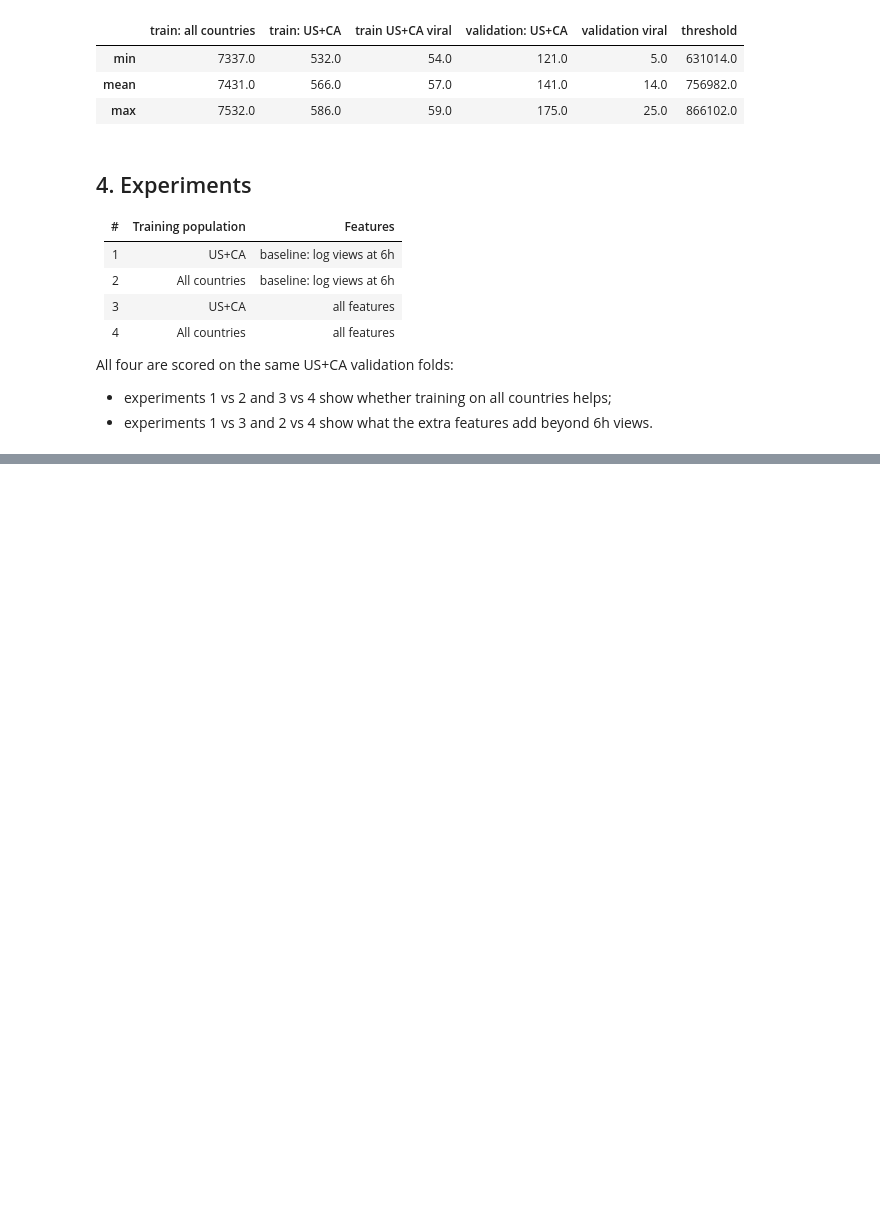
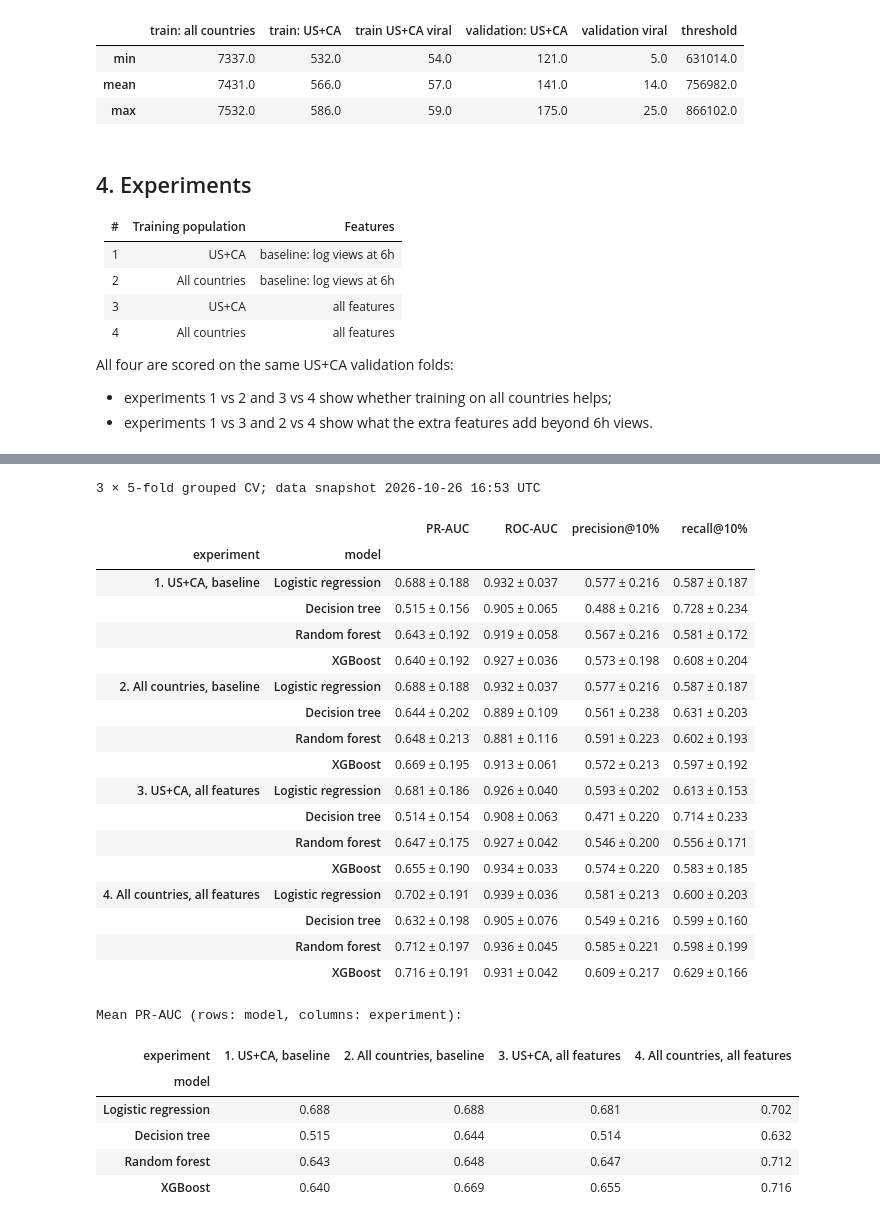
Before and after one commit to Erdos-Projects/fall-2026-viral-videos, a Jupyter notebook: Modelling.ipynb, the cells around one changed output, grey strips where cells are left out. Saved outputs shown, nothing was run; the diff lists cells and outputs as text; code cells hidden in the pictures; blank space fills up the shorter version.

```diff
--- a/Modelling.ipynb
+++ b/Modelling.ipynb
@@ -295,0 +299,12 @@ No models yet: add them to MODELS to run the four experiments.
+# %%
+BASE_MODELS = {
+    "Logistic regression": make_pipeline(
+        SimpleImputer(strategy="median", add_indicator=True), StandardScaler(), LogisticRegression(max_iter=2000)),
+    "Decision tree": DecisionTreeClassifier(max_depth=4, min_samples_leaf=50, random_state=0),
+    "Random forest": RandomForestClassifier(n_estimators=300, max_features="sqrt", min_samples_leaf=20,
+                                            n_jobs=-1, random_state=0),
+    "XGBoost": XGBClassifier(n_estimators=300, learning_rate=0.05, max_depth=3, min_child_weight=5,
+                             subsample=0.8, colsample_bytree=0.8, reg_lambda=1.0,
+                             eval_metric="logloss", n_jobs=-1, random_state=0),
+}
+MODEL_COLORS = dict(zip(BASE_MODELS, ["#2a78d6", "#eb6834", "#1baf7a", "#eda100"]))
@@ -295,0 +354,34 @@ No models yet: add them to MODELS to run the four experiments.
+# %%
+cv_results = run_experiments(MODELS)
+print(f"{N_REPEATS} × {N_SPLITS}-fold grouped CV; data snapshot {data.snapshot_at:%Y-%m-%d %H:%M} UTC")
+display(summarize(cv_results))
+
+print("Mean PR-AUC (rows: model, columns: experiment):")
+display(cv_results.pivot_table(index="model", columns="experiment", values="PR-AUC", sort=False).round(3))
+# %% [output]
+3 × 5-fold grouped CV; data snapshot 2026-10-26 16:53 UTC
+|  |  | PR-AUC | ROC-AUC | precision@10% | recall@10% |
+| experiment | model |  |  |  |  |
+| 1. US+CA, baseline | Logistic regression | 0.688 ± 0.188 | 0.932 ± 0.037 | 0.577 ± 0.216 | 0.587 ± 0.187 |
+|  | Decision tree | 0.515 ± 0.156 | 0.905 ± 0.065 | 0.488 ± 0.216 | 0.728 ± 0.234 |
+|  | Random forest | 0.643 ± 0.192 | 0.919 ± 0.058 | 0.567 ± 0.216 | 0.581 ± 0.172 |
+|  | XGBoost | 0.640 ± 0.192 | 0.927 ± 0.036 | 0.573 ± 0.198 | 0.608 ± 0.204 |
+| 2. All countries, baseline | Logistic regression | 0.688 ± 0.188 | 0.932 ± 0.037 | 0.577 ± 0.216 | 0.587 ± 0.187 |
+|  | Decision tree | 0.644 ± 0.202 | 0.889 ± 0.109 | 0.561 ± 0.238 | 0.631 ± 0.203 |
+|  | Random forest | 0.648 ± 0.213 | 0.881 ± 0.116 | 0.591 ± 0.223 | 0.602 ± 0.193 |
+|  | XGBoost | 0.669 ± 0.195 | 0.913 ± 0.061 | 0.572 ± 0.213 | 0.597 ± 0.192 |
+| 3. US+CA, all features | Logistic regression | 0.681 ± 0.186 | 0.926 ± 0.040 | 0.593 ± 0.202 | 0.613 ± 0.153 |
+|  | Decision tree | 0.514 ± 0.154 | 0.908 ± 0.063 | 0.471 ± 0.220 | 0.714 ± 0.233 |
+|  | Random forest | 0.647 ± 0.175 | 0.927 ± 0.042 | 0.546 ± 0.200 | 0.556 ± 0.171 |
+|  | XGBoost | 0.655 ± 0.190 | 0.934 ± 0.033 | 0.574 ± 0.220 | 0.583 ± 0.185 |
+| 4. All countries, all features | Logistic regression | 0.702 ± 0.191 | 0.939 ± 0.036 | 0.581 ± 0.213 | 0.600 ± 0.203 |
+|  | Decision tree | 0.632 ± 0.198 | 0.905 ± 0.076 | 0.549 ± 0.216 | 0.599 ± 0.160 |
+|  | Random forest | 0.712 ± 0.197 | 0.936 ± 0.045 | 0.585 ± 0.221 | 0.598 ± 0.199 |
+|  | XGBoost | 0.716 ± 0.191 | 0.931 ± 0.042 | 0.609 ± 0.217 | 0.629 ± 0.166 |
+Mean PR-AUC (rows: model, columns: experiment):
+| experiment | 1. US+CA, baseline | 2. All countries, baseline | 3. US+CA, all features | 4. All countries, all features |
+| model |  |  |  |  |
+| Logistic regression | 0.688 | 0.688 | 0.681 | 0.702 |
+| Decision tree | 0.515 | 0.644 | 0.514 | 0.632 |
+| Random forest | 0.643 | 0.648 | 0.647 | 0.712 |
+| XGBoost | 0.640 | 0.669 | 0.655 | 0.716 |
```
Also changed, not shown: parts of 20 cells of this notebook, 3 other files.
